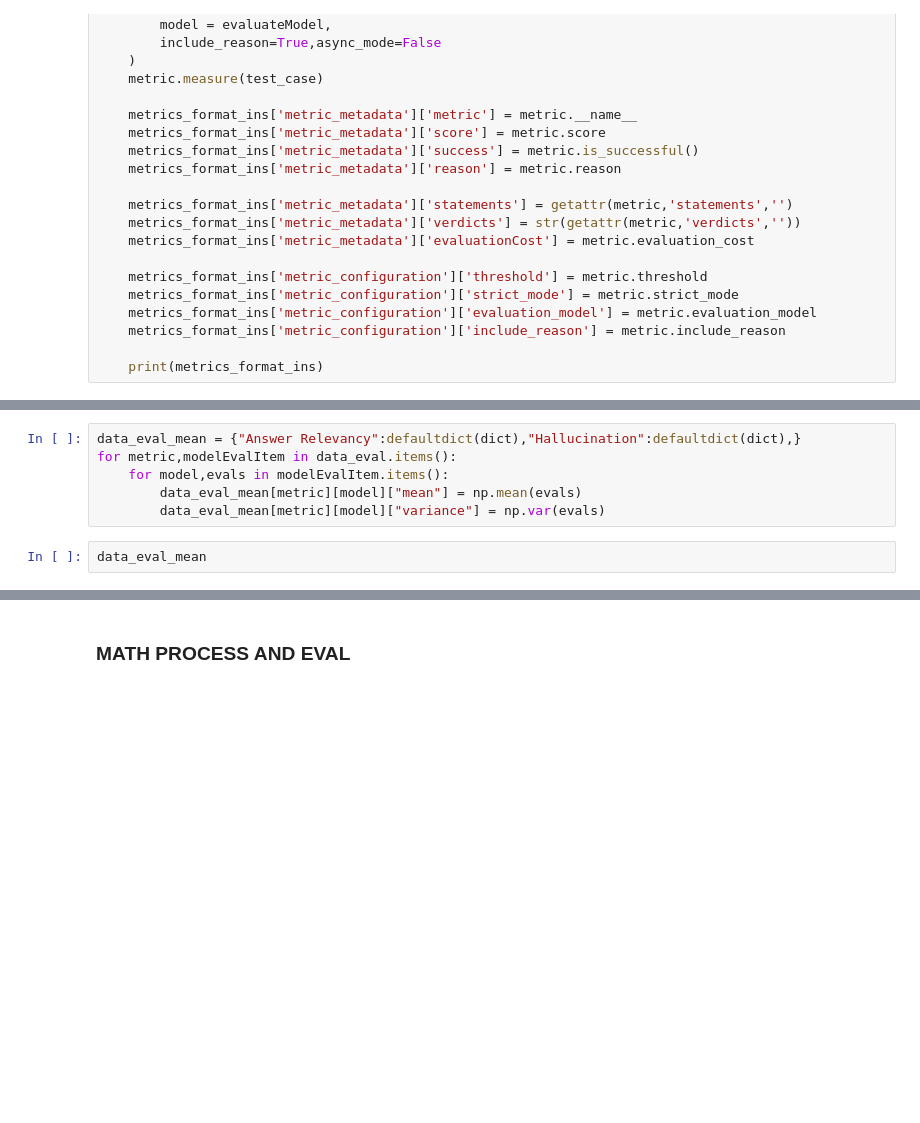
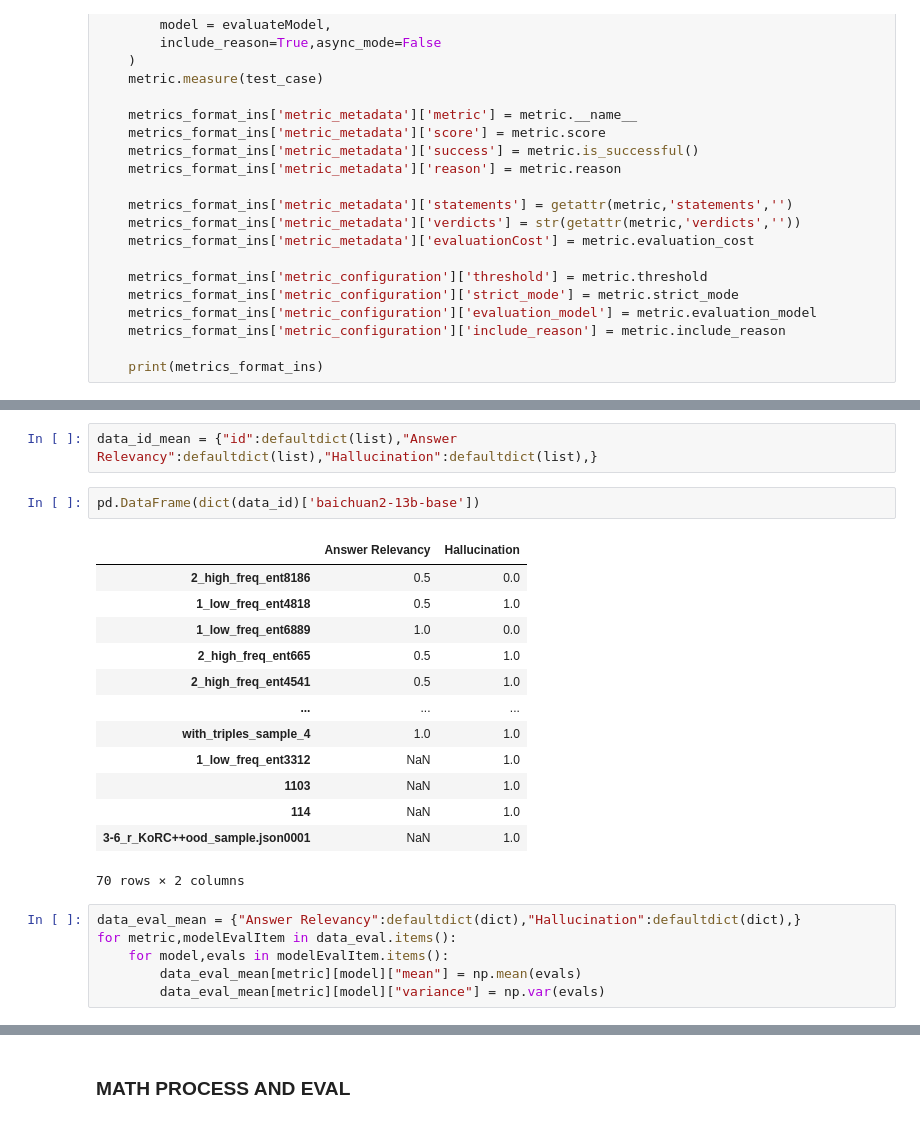
Before and after one commit to youjinliang2200016640/IR, a Jupyter notebook: evalute_plus.ipynb, the cells around one changed output, grey strips where cells are left out. Cells and saved outputs as stored; diff of their text form; blank space fills up the shorter version.

```diff
--- a/evalute_plus.ipynb
+++ b/evalute_plus.ipynb
@@ -1137,8 +1193,24 @@ data_eval
+# %%
+data_id_mean = {"id":defaultdict(list),"Answer Relevancy":defaultdict(list),"Hallucination":defaultdict(list),}
+# %%
+pd.DataFrame(dict(data_id)['baichuan2-13b-base'])
+# %% [output]
+|  | Answer Relevancy | Hallucination |
+| 2_high_freq_ent8186 | 0.5 | 0.0 |
+| 1_low_freq_ent4818 | 0.5 | 1.0 |
+| 1_low_freq_ent6889 | 1.0 | 0.0 |
+| 2_high_freq_ent665 | 0.5 | 1.0 |
+| 2_high_freq_ent4541 | 0.5 | 1.0 |
+| ... | ... | ... |
+| with_triples_sample_4 | 1.0 | 1.0 |
+| 1_low_freq_ent3312 | NaN | 1.0 |
+| 1103 | NaN | 1.0 |
+| 114 | NaN | 1.0 |
+| 3-6_r_KoRC++ood_sample.json0001 | NaN | 1.0 |
+70 rows × 2 columns
 # %%
 data_eval_mean = {"Answer Relevancy":defaultdict(dict),"Hallucination":defaultdict(dict),}
 for metric,modelEvalItem in data_eval.items():
     for model,evals in modelEvalItem.items():
         data_eval_mean[metric][model]["mean"] = np.mean(evals)
         data_eval_mean[metric][model]["variance"] = np.var(evals)
-# %%
-data_eval_mean
```
Also changed, not shown: parts of 27 cells of this notebook, 5 other files.
